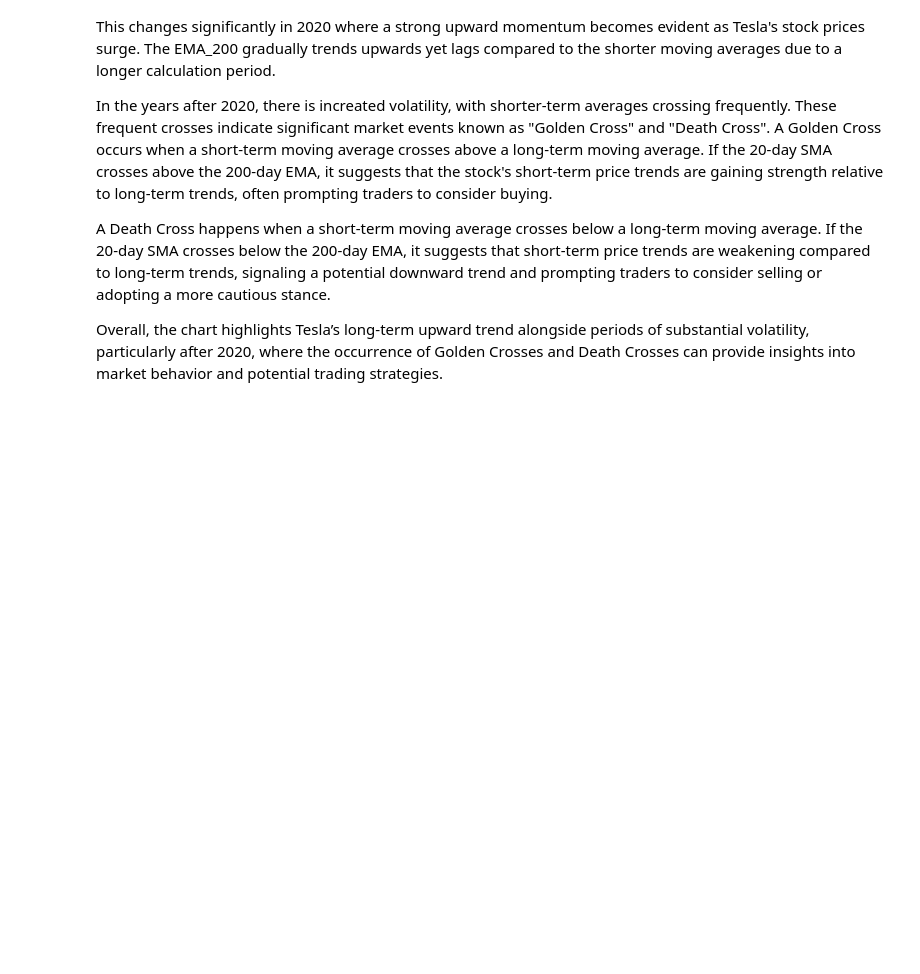
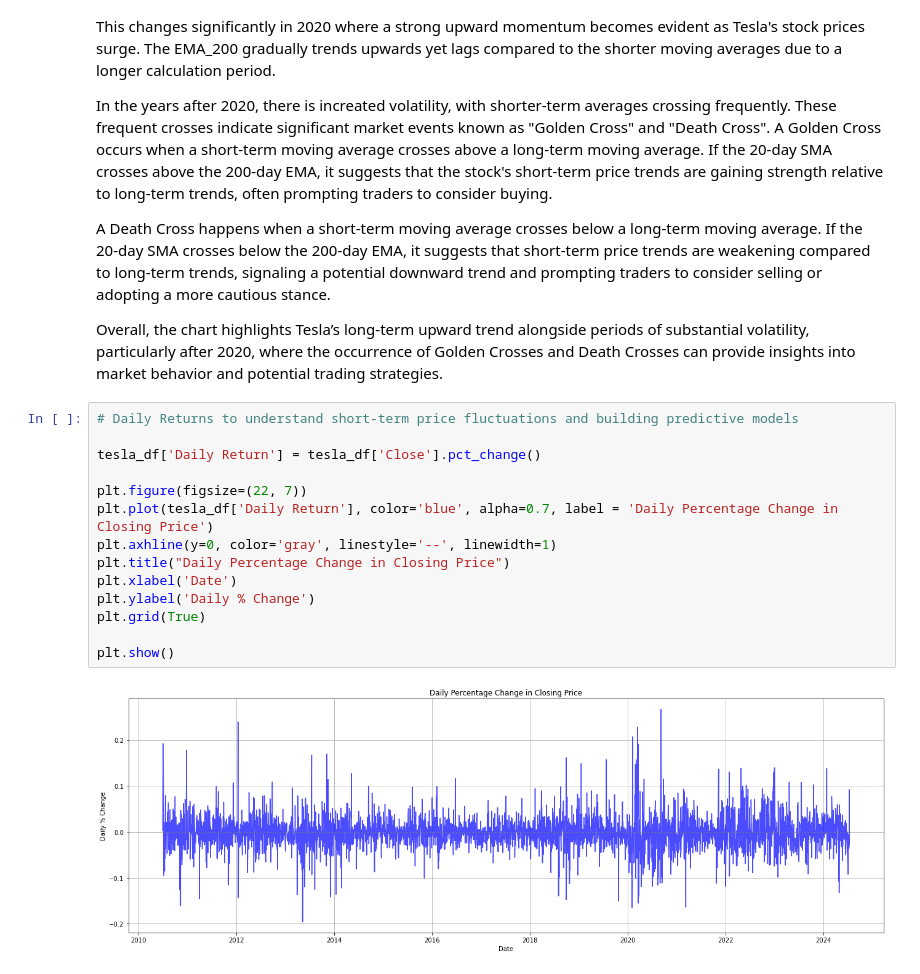
Before and after one commit to poojaapatell/Tesla-Stock-Prices-Project, a Jupyter notebook: TSLA Stock Data.ipynb, the cells around one changed output. Cells and saved outputs as stored; diff of their text form; blank space fills up the shorter version.

Commit message:
added Daily Change, RSI to feature engineering

```diff
--- a/TSLA Stock Data.ipynb
+++ b/TSLA Stock Data.ipynb
@@ -213,3 +213,19 @@ In the years after 2020, there is increated volatility, with shorter-term averag
 A Death Cross happens when a short-term moving average crosses below a long-term moving average. If the 20-day SMA crosses below the 200-day EMA, it suggests that short-term price trends are weakening compared to long-term trends, signaling a potential downward trend and prompting traders to consider selling or adopting a more cautious stance.
 
 Overall, the chart highlights Tesla’s long-term upward trend alongside periods of substantial volatility, particularly after 2020, where the occurrence of Golden Crosses and Death Crosses can provide insights into market behavior and potential trading strategies.
+# %%
+# Daily Returns to understand short-term price fluctuations and building predictive models
+
+tesla_df['Daily Return'] = tesla_df['Close'].pct_change()
+
+plt.figure(figsize=(22, 7))
+plt.plot(tesla_df['Daily Return'], color='blue', alpha=0.7, label = 'Daily Percentage Change in Closing Price')
+plt.axhline(y=0, color='gray', linestyle='--', linewidth=1)
+plt.title("Daily Percentage Change in Closing Price")
+plt.xlabel('Date')
+plt.ylabel('Daily % Change')
+plt.grid(True)
+
+plt.show()
+# %% [output]
+[figure, added]
```
Also changed, not shown: parts of 3 cells of this notebook.
